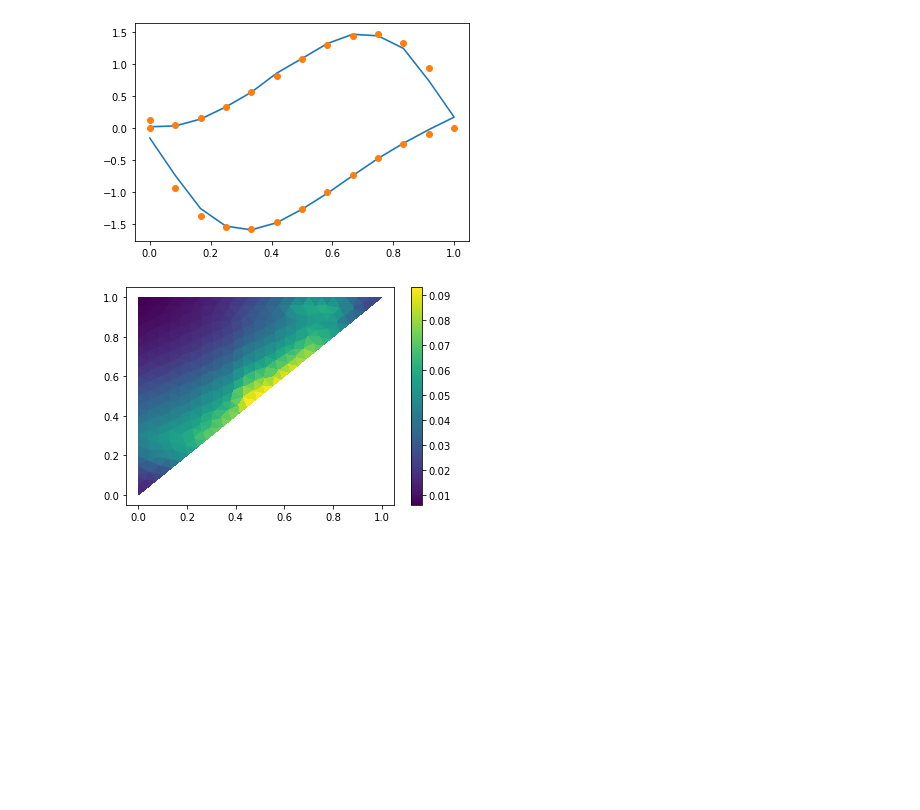
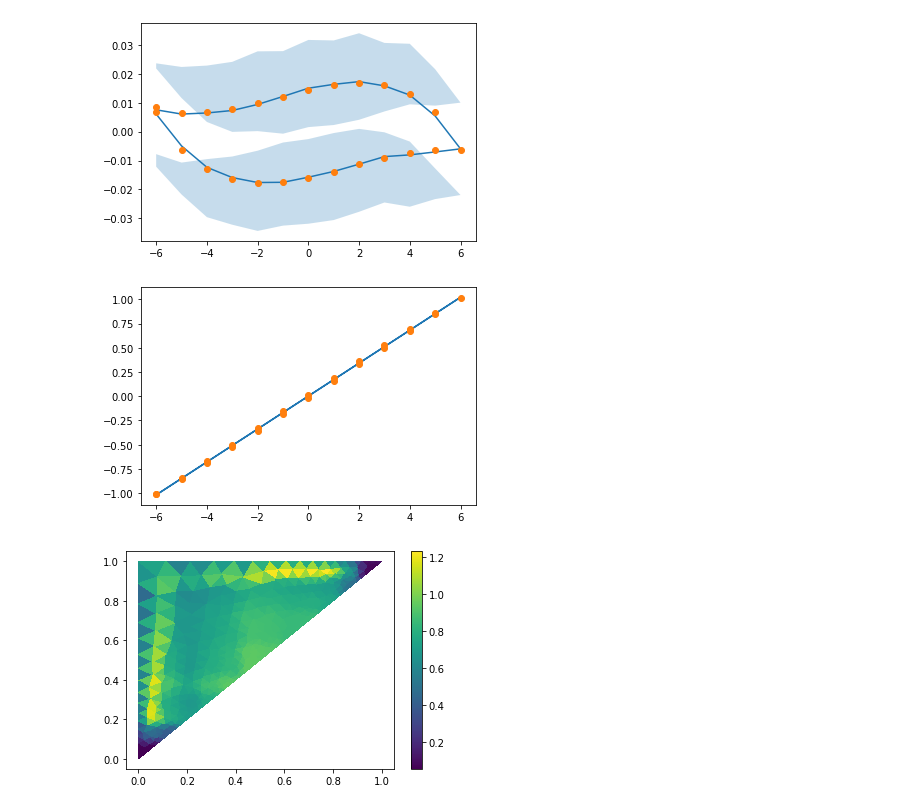
Before and after one commit to roussel-ryan/diff_hysteresis, a Jupyter notebook: fitting/slac/slac_run1_q4034.ipynb, the cells around one changed output. Cells and saved outputs as stored; diff of their text form; code cells hidden in the pictures; blank space fills up the shorter version.

```diff
--- a/fitting/slac/slac_run1_q4034.ipynb
+++ b/fitting/slac/slac_run1_q4034.ipynb
@@ -23,19 +22,5 @@ data = np.asfarray(data)
 # get real h, m
 h = torch.tensor(data[:,1]).double()
 m = torch.tensor(data[:,3]).double() * np.where(data[:,7] < 0, -1, 1)
-
-# normalize h, m
-h = (h - torch.min(h)) / (torch.max(h) - torch.min(h))
-m = ((m - torch.mean(m)) / (max(m) - min(m)))*2.0 - 1.0
-
-slope = (torch.max(m) - torch.min(m)) / \
-        (torch.max(h) - torch.min(h))
-scale = torch.std(m - slope * h - torch.min(m)) ** -1
-
-def transform_m(m):
-    return (m - slope * h - torch.min(m)) * scale
-m = transform_m(m)
-
-n_train = 60
-h_train = h[:n_train]
-m_train = m[:n_train]
+h_train = h
+m_train = m
@@ -104,6 +27,4 @@ tensor([5.9271], dtype=torch.float64, requires_grad=True)
 # %%
-
-
 #train model using priors and MAP
 from hysteresis.bayesian import BayesianHysteresis, positional_covariance
 from hysteresis.training import map_bayes, train_bayes
@@ -111,7 +32,7 @@ from hysteresis.training import map_bayes, train_bayes
 def cov(model):
     return positional_covariance(model, 1.0)
 
-bh = BayesianHysteresis(H, kernel_function=cov)
-guide, trace = map_bayes(h_train, m_train, bh, 20000, initial_lr=0.1)
+bh = BayesianHysteresis(train_h=h_train, train_m=m_train, mesh_scale=0.5)
+guide, trace = map_bayes(bh, 10000, initial_lr=0.1)
 plt.plot(trace)
 # %% [output]
@@ -137,22 +48,28 @@ plt.plot(trace)
 # %%
 # make predictions
 from hysteresis.bayesian_utils import predict
 from hysteresis.visualization import plot_hysteresis_density
 pred_summary, samples = predict(h_train, bh, guide)
 mean = pred_summary['obs']['mean']
 l = pred_summary['obs']['5%']
 u = pred_summary['obs']['95%']
 
+fit_val = bh.transformer.poly_fit(h_train)
+
 fig, ax = plt.subplots()
-ax.plot(h_train, mean.detach())
-ax.plot(h_train, m_train,'o')
-ax.fill_between(h_train, l, u, alpha=0.25)
+ax.plot(h_train, mean.detach() - fit_val)
+ax.plot(h_train, m_train.detach() - fit_val,'o')
+ax.fill_between(h_train, l - fit_val, u - fit_val, alpha=0.25)
 
+fig2, ax2 = plt.subplots()
+ax2.plot(h_train, fit_val.detach())
+ax2.plot(h_train, m_train,'o')
 
-fig2, ax2 = plot_hysteresis_density(
-    H,
-    torch.nn.Softplus()(pred_summary['density']['mean'].flatten().detach())
+fig3, ax3 = plot_hysteresis_density(
+    bh,
+    pred_summary['density']['mean'].flatten().detach()
 )
 # %% [output]
-[figure, old version]
+[figure, new version]
-[figure, old version]
+[figure, new version]
+[figure, added]
```
Also changed, not shown: parts of 8 cells of this notebook, 8 other files.
